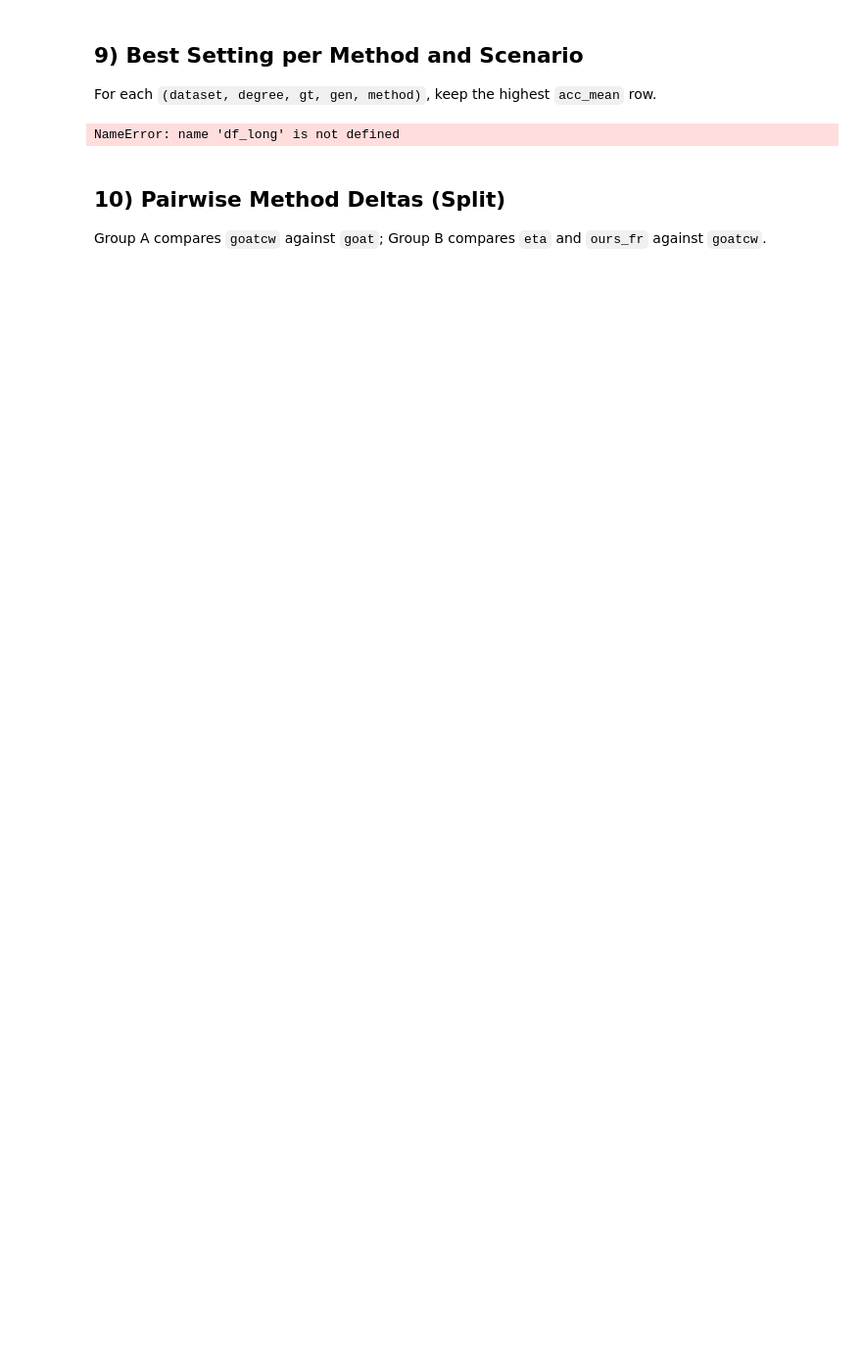
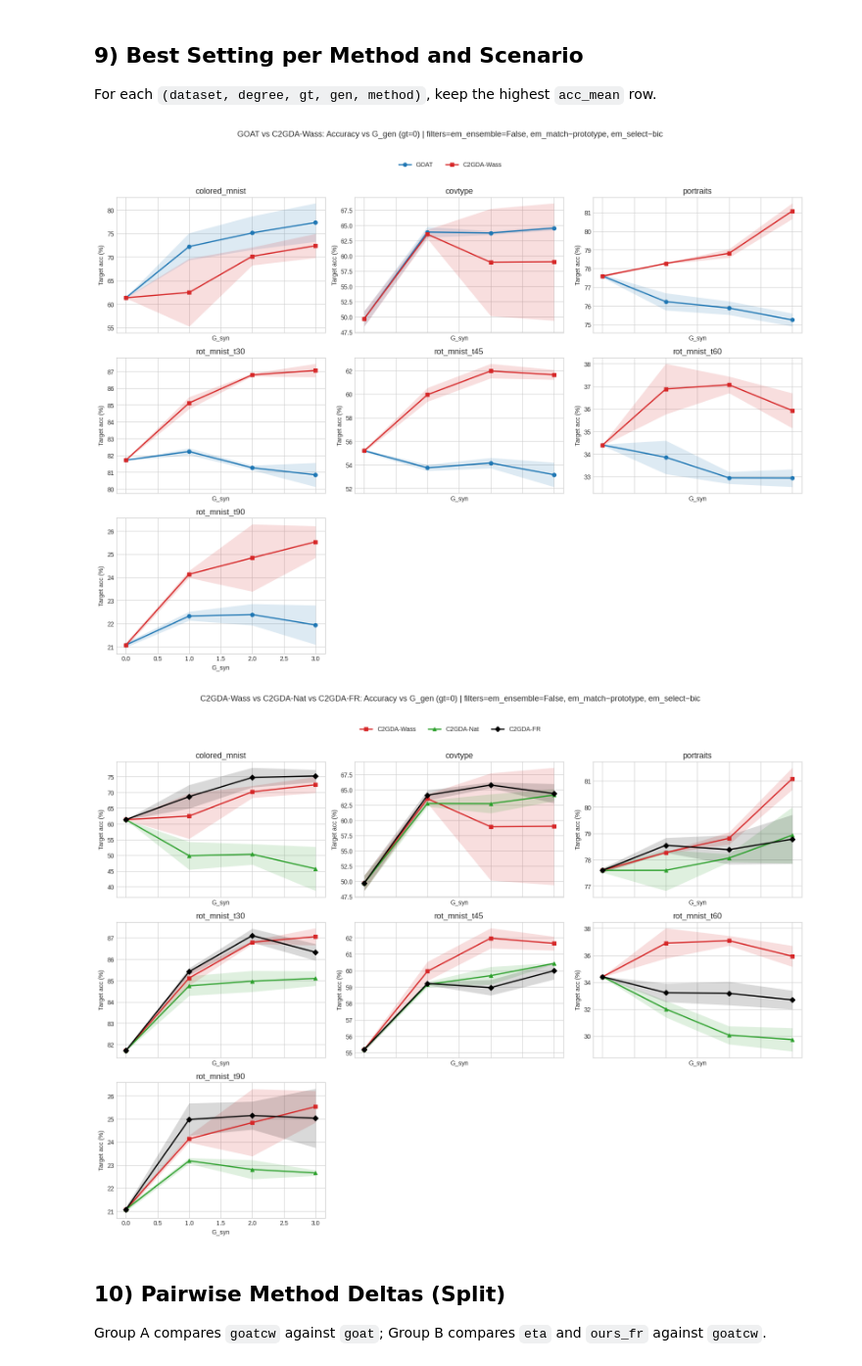
Before and after one commit to chenyuen0103/GOAT, a Jupyter notebook: analyze_results_summary.ipynb, the cells around one changed output. Shown at 98% size. Drawn from its saved outputs; the diff is of its cells as text; code cells hidden in the pictures; blank space fills up the shorter version.

```diff
--- a/analyze_results_summary.ipynb
+++ b/analyze_results_summary.ipynb
@@ -290,0 +306,38 @@ best[(best['dataset'] == 'covtype') & (best['gt'] == 0) & (best['gen'] == 1)]
+# %%
+import pandas as pd
+
+SEEDS = {0,1,2}
+STD_TH = 4.0
+
+s = pd.read_csv("results_summary_by_settings.csv")
+all_df = pd.read_csv("results_all_with_settings.csv")
+
+methods = ["goat","goatcw","eta","ours_fr"]
+
+# long + best
+rows = []
+for m in methods:
+    t = s[['dataset','degree','gt','gen','label_source','em_match','em_select','em_ensemble',
+           'n_rows','n_files','n_seeds','seeds',f'{m}_mean',f'{m}_std',f'{m}_count']].copy()
+    t = t.rename(columns={f'{m}_mean':'acc_mean', f'{m}_std':'acc_std', f'{m}_count':'acc_count'})
+    t['method'] = m
+    rows.append(t)
+df_long = pd.concat(rows, ignore_index=True)
+
+f = df_long[
+    (~df_long['em_ensemble']) &
+    df_long['em_match'].astype(str).str.contains('prototype', na=False) &
+    df_long['em_select'].astype(str).str.contains('bic', na=False)
+]
+rank_df = f.sort_values(['dataset','degree','gt','gen','method','acc_mean'],
+                        ascending=[True,True,True,True,True,False])
+best = rank_df.groupby(['dataset','degree','gt','gen','method'], dropna=False).head(1).reset_index(drop=True)
+
+all_f = all_df[
+    (~all_df['em_ensemble']) &
+    all_df['em_match'].astype(str).str.contains('prototype', na=False) &
+    all_df['em_select'].astype(str).str.contains('bic', na=False)
+].copy()
+
+q_all = best[(best['n_files'] <= 3) & (best['acc_std'] > STD_TH)].copy()
+print("q_all rows:", len(q_all))
@@ -387,36 +662,37 @@ for group_title, methods in method_groups:
             y_std = s['acc_std'].fillna(0).to_numpy()
             ax.plot(
                 x,
                 y,
                 linewidth=2.0,
                 label=method_name[m],
                 **method_style[m],
             )
             ax.fill_between(
                 x,
                 y - y_std,
                 y + y_std,
                 color=method_style[m]['color'],
                 alpha=0.15,
                 linewidth=0,
             )
-        ax.set_title(ds)
-        ax.set_xlabel('G_gen')
+        ax.set_title(ds, fontsize=13)
+        ax.set_xlabel('G_syn')
         ax.set_ylabel('Target acc (%)')
 
     for j in range(len(datasets), len(axes)):
         axes[j].axis('off')
 
     if len(datasets) > 0:
         handles, labels = axes[0].get_legend_handles_labels()
         if handles:
             fig.legend(handles, labels, loc='upper center', ncol=len(methods), frameon=False, bbox_to_anchor=(0.5, 1.02))
 
     fig.suptitle(f'{group_title}: Accuracy vs G_gen (gt={GT_TO_PLOT}) | filters={FILTERS_DESC}', y=1.07, fontsize=13)
     fig.tight_layout()
     plt.show()
 # %% [output]
-NameError: name 'df_long' is not defined
+[figure, added]
+[figure, added]
 # %% [markdown]
 ## 10) Pairwise Method Deltas (Split)
 
```
Also changed, not shown: parts of 12 cells of this notebook, 6 other files.
